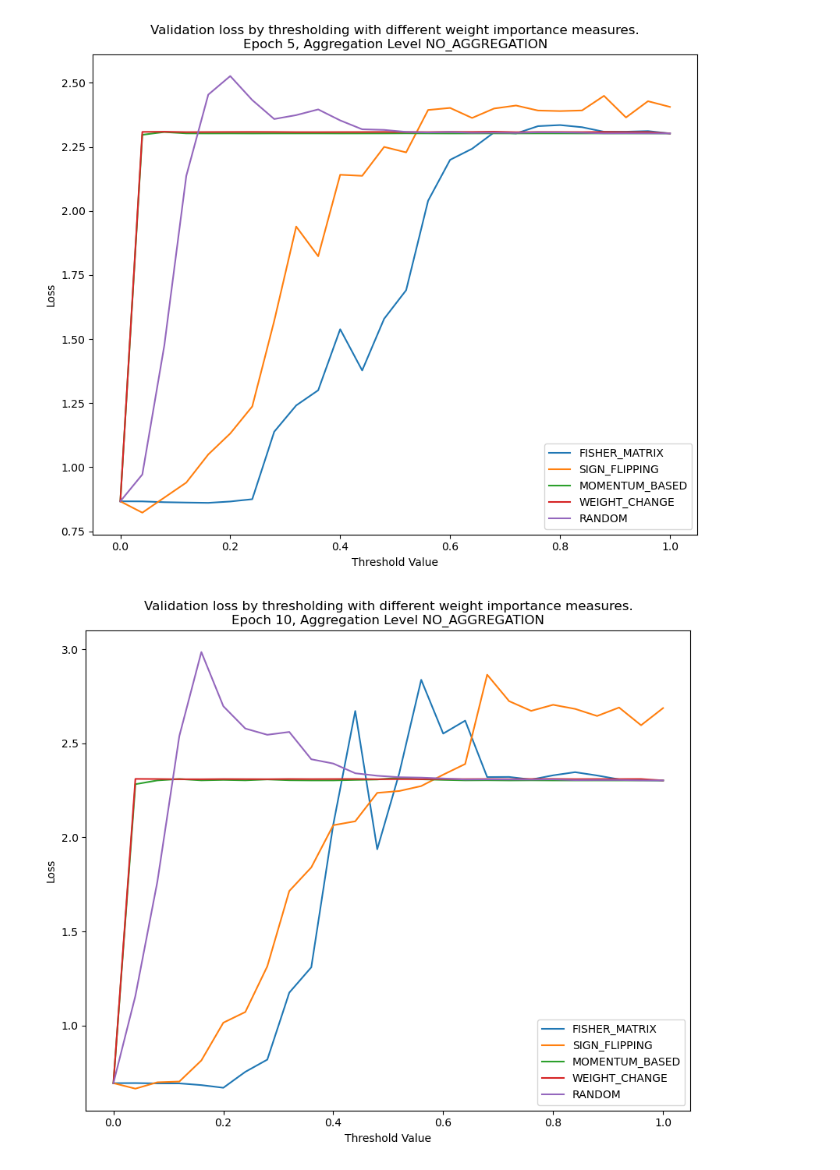
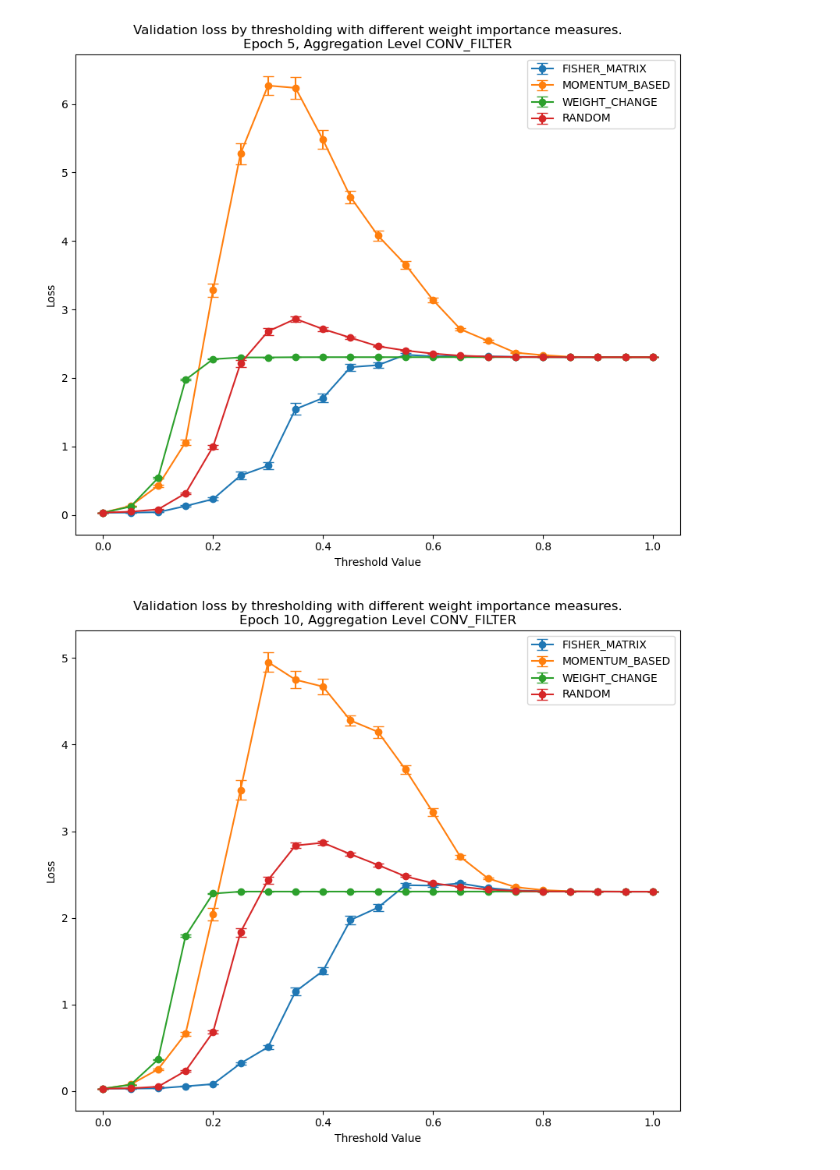
Before and after one commit to hmcalister/Neural-Network-Weight-Importance-Measures, a Jupyter notebook: Data Analysis.ipynb, the cells around one changed output. Drawn from its saved outputs; the diff is of its cells as text; code cells hidden in the pictures.

Commit message:
Update analysis notebook with new data

```diff
--- a/Data Analysis.ipynb
+++ b/Data Analysis.ipynb
@@ -5,7 +5,7 @@ import numpy as np
 from Utilities.SequentialLearning.EWC_Methods.EWC_Methods import EWC_Method
 from Utilities.Interpretability.ModelAugmentation import AggregationLevel, AggregationMethod
 # %%
-data_file = "data/cifar10_medium_validation_loss_over_threshold.csv"
+data_file = "data/AggregatedData.csv"
 df = pd.read_csv(data_file, index_col="Unnamed: 0")
-df
+display(df)
 # %% [output]
@@ -25,31 +25,34 @@ df
 # %%
 # Each plot is a snapshot of the model at a specific epoch - and all lines contain EWC methods with the same aggregation level
 
+VALIDATION = True
+
 target_methods = [
     EWC_Method.FISHER_MATRIX,
-    EWC_Method.SIGN_FLIPPING,
+    # EWC_Method.SIGN_FLIPPING,
     EWC_Method.MOMENTUM_BASED,
     EWC_Method.WEIGHT_CHANGE,
     EWC_Method.RANDOM,
 ]
 target_methods = [method.name for method in target_methods]
-target_aggregation_level = AggregationLevel.NO_AGGREGATION.name
+target_aggregation_level = AggregationLevel.CONV_FILTER.name
 
 for epoch in df["Epoch"].unique():
     fig = plt.figure(figsize=(10,8))
     epoch_data = df.copy()
     epoch_data = epoch_data[epoch_data["Epoch"]==epoch]
     epoch_data = epoch_data[epoch_data["Aggregation Level"]==target_aggregation_level]
     for ewc_method in target_methods:
-        curr_data = epoch_data[epoch_data["EWC Method"]==ewc_method]
-        # display(curr_data)
-        plt.plot(curr_data["Threshold Value"], curr_data["Loss"], label=f"{ewc_method}")
+        curr_data = epoch_data[epoch_data["Ewc Method"]==ewc_method]
+        y_col = "Validation Loss Mean" if VALIDATION else "Loss Mean"
+        y_err_col = "Validation Loss Err" if VALIDATION else "Loss Err"
+        plt.errorbar(curr_data["Threshold Value"], curr_data[y_col], curr_data[y_err_col], marker="o", capsize=5, label=f"{ewc_method}")
     plt.title(f"Validation loss by thresholding with different weight importance measures.\nEpoch {epoch}, Aggregation Level {target_aggregation_level}")
     # plt.ylim(0, 2*np.log(10))
     plt.xlabel("Threshold Value")
     plt.ylabel("Loss")
     plt.legend()
     plt.show()
 # %% [output]
-[figure, old version]
+[figure, new version]
-[figure, old version]
+[figure, new version]
```
Also changed, not shown: parts of 3 cells of this notebook.
